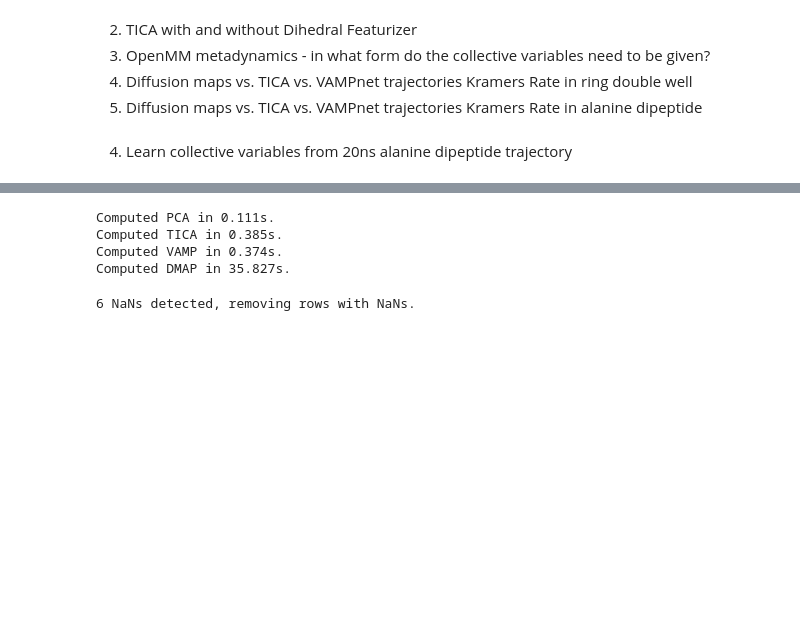
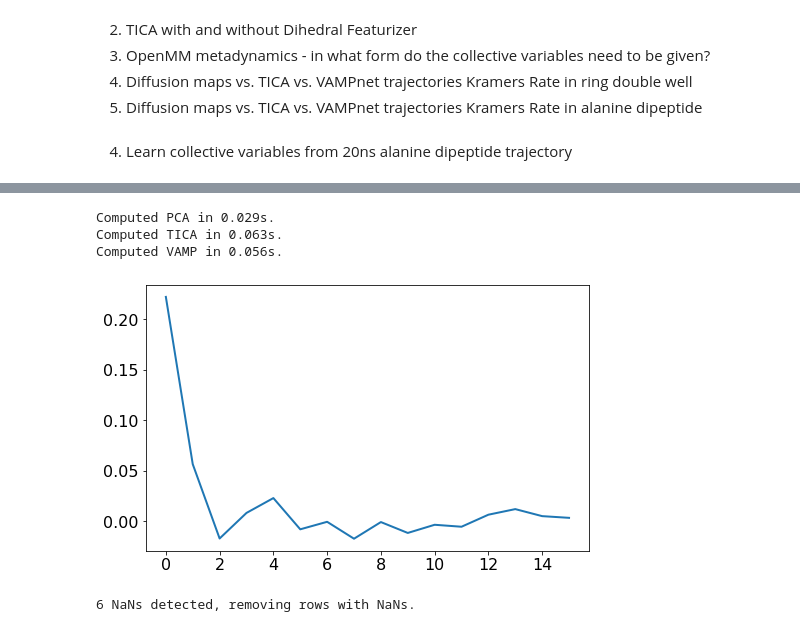
Before and after one commit to dominicp6/mdfeature, a Jupyter notebook: notebooks/ComparingCollectiveVariableMethods.ipynb, the cells around one changed output, grey strips where cells are left out. Drawn from its saved outputs; the diff is of its cells as text; code cells hidden in the pictures; blank space fills up the shorter version.

Commit message:
dihedrals and featurizing initial commit.

```diff
--- a/notebooks/ComparingCollectiveVariableMethods.ipynb
+++ b/notebooks/ComparingCollectiveVariableMethods.ipynb
@@ -162,18 +196,24 @@ Tasks to do
 # %% [markdown]
 4) Learn collective variables from 20ns alanine dipeptide trajectory
 # %%
-pdb_file = '../data/alanine.pdb'
-trajectory = '../data/outputs/alanine_20ns/trajectory.dcd'
-dihedral_pickle_file = '../data/outputs/alanine_20ns/alanine_20ns_dihedral_traj.pickle'
+#pdb_file = '../data/alanine.pdb'
+#trajectory = '../data/outputs/alanine_20ns/trajectory.dcd'
+location = '../data/outputs/alanine_20ns'
+dihedral_pickle_file = 'alanine_20ns_dihedral_traj.pickle'
 temperature = 300
 duration = "20ns"
 savefreq = "0.1ps"
 stepsize = "2fs"
-alanine_exp_20ns = Experiment(pdb=pdb_file,
-                              trajectory = trajectory,
+phi = [4, 6, 8 ,14] #dihedral coordinates
+psi = [6, 8, 14, 16]
+zeta = [1, 4, 6, 8]
+theta = [8, 14, 16, 18]
+default_torsions = [phi, psi, zeta, theta]
+alanine_exp_20ns = Experiment(location = location,
                               dihedral_pickle_file = dihedral_pickle_file,
                               temperature = temperature,
                               duration = duration,
                               savefreq = savefreq,
-                              stepsize = stepsize
+                              stepsize = stepsize,
+                              default_torsions=default_torsions
                               )
@@ -180,13 +225,22 @@ alanine_exp_20ns = Experiment(pdb=pdb_file,
 # %%
 alanine_exp_20ns.compute_PCA(dim = 3, stride=1)
-alanine_exp_20ns.compute_TICA(dim = 3, lag=1, stride=1)
-alanine_exp_20ns.compute_VAMP(dim = 3, lag=1, stride=1)
-alanine_exp_20ns.compute_DMAP(stride=10)
+alanine_exp_20ns.compute_TICA(dim = 3, lag=2000, stride=1)
+alanine_exp_20ns.compute_VAMP(dim = 3, lag=2000, stride=1)
+#alanine_exp_20ns.compute_DMAP(stride=10)
 # %% [output]
-Computed PCA in 0.111s.
-Computed TICA in 0.385s.
-Computed VAMP in 0.374s.
-Computed DMAP in 35.827s.
+Computed PCA in 0.029s.
+Computed TICA in 0.063s.
+Computed VAMP in 0.056s.
+# %%
+plt.plot(alanine_exp_20ns.TICA.eigenvectors[0])
+#plt.plot(alanine_exp_20ns.TICA.eigenvectors[1])
+#plt.plot(alanine_exp_20ns.TICA.eigenvectors[2])
+#plt.plot(alanine_exp_20ns.TICA.eigenvectors[3])
+#plt.plot(alanine_exp_20ns.TICA.eigenvectors[4])
+plt.show()
+#plt.plot(np.abs(alanine_exp_20ns.TICA.eigenvalues))
+# %% [output]
+[figure, added]
 # %%
 alanine_exp_20ns.ramachandran_plot(rotate=True, bins=300)
 # %% [output]
```
Also changed, not shown: parts of 14 cells of this notebook, 1 other file.
